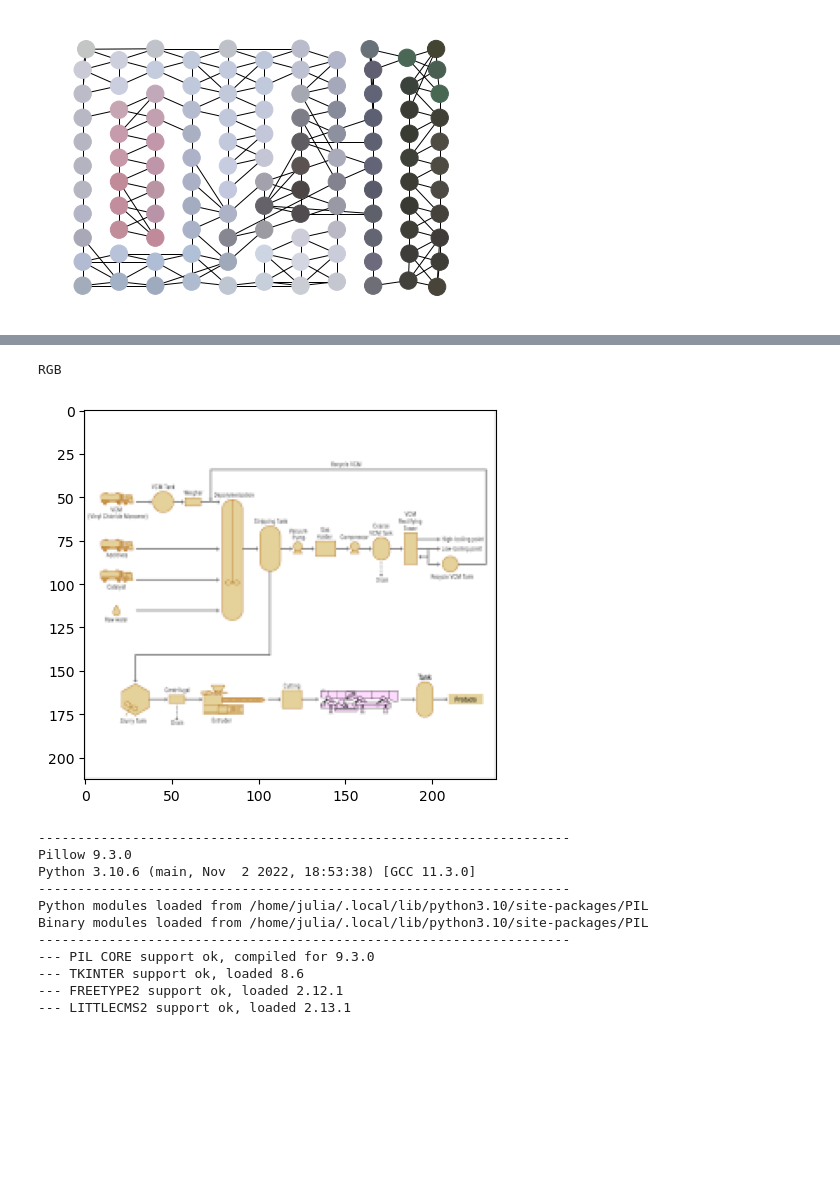
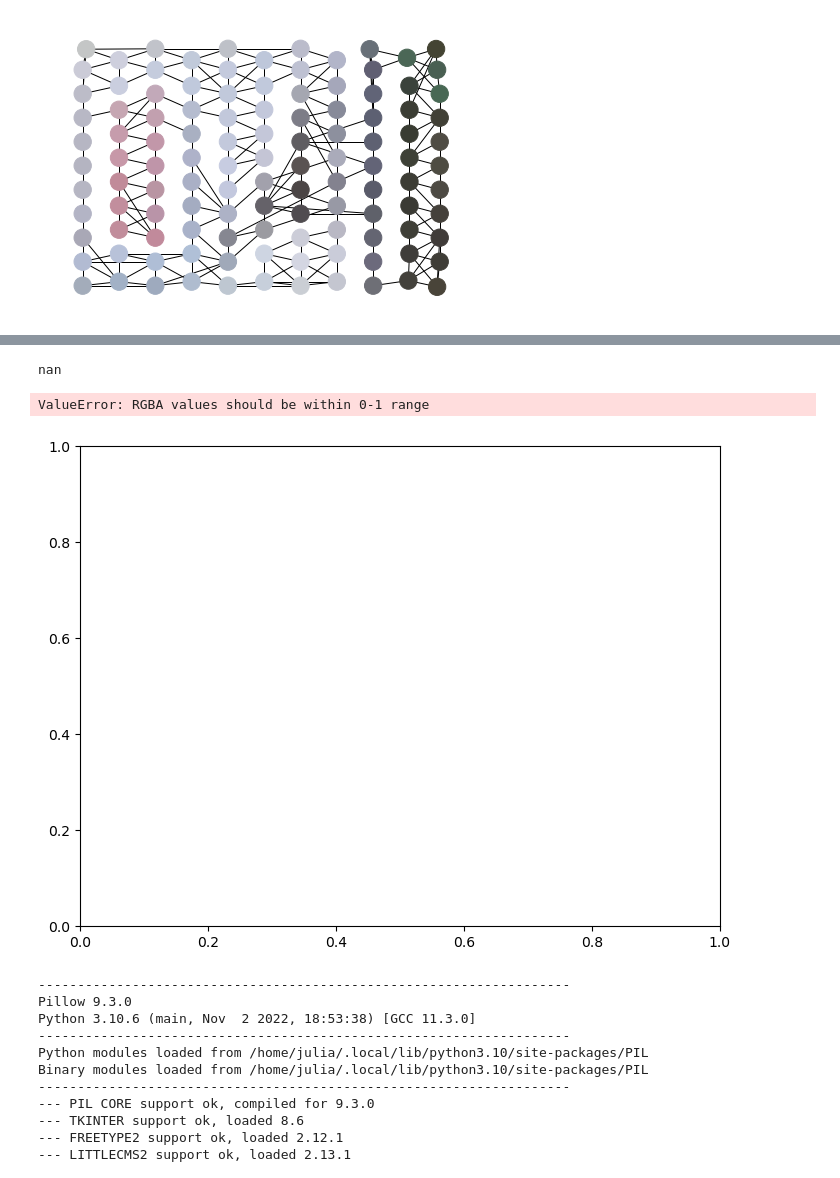
Before and after one commit to jpelayx/mnist-graphs, a Jupyter notebook: viz.ipynb, the cells around one changed output, grey strips where cells are left out. Cells and saved outputs as stored; diff of their text form; code cells hidden in the pictures; blank space fills up the shorter version.

```diff
--- a/viz.ipynb
+++ b/viz.ipynb
@@ -165,0 +221,5 @@ nx.draw(nx_g, pos=nx_pos, node_color=nx_color)
+# %%
+n_segments = 10
+compactness = 0.01
+features, edge_index, s = color_features(img_np, n_segments, 0, 0)
+plt.imshow(ski.segmentation.mark_boundaries(img_np, s))
@@ -166,39 +236,17 @@ nx.draw(nx_g, pos=nx_pos, node_color=nx_color)
 # %%
-import csv
-import re
-from PIL import Image
+pos = features[:, 6:8]
+g = Data(x=torch.from_numpy(features).to(torch.float), edge_index=torch.from_numpy(edge_index).to(torch.long), pos=torch.from_numpy(pos).to(torch.float))
 
-index_path = '/home/julia/Documents/ds/labels/v14-one-tree.csv'
-img_dir = '/home/julia/Documents/ds/images/by-hash'
-with open(index_path, newline='') as index_file:
-    index = csv.reader(index_file)
-    next(index)
-    for path, label in index:
-        path = re.search('.*/images/by\-hash(.*)', path).group(1)
-        img_pil = Image.open(img_dir + '/004/sha1-0049ac19c848f4cf65ea7bc9c97237ff339ebfec.png')
-        if(img_pil.mode != 'RGB'):
-            img_pil = img_pil.convert('RGB')
-        img_np = np.asarray(img_pil, dtype=np.float32)/255.00
+nx_g = to_networkx(g, to_undirected=True)
+nx_color = features[:,0:3]
+print(np.max(nx_color))
 
-        print(img_pil.mode)
-        plt.imshow(img_np)
-        n_segments = 75
-        compactness = 0.01
-        # features, edge_index, s = color_features(img_np, n_segments, 0, 0)
-
-        # pos = features[:, 6:8]
-        # g = Data(x=torch.from_numpy(features).to(torch.float), edge_index=torch.from_numpy(edge_index).to(torch.long), pos=torch.from_numpy(pos).to(torch.float), y=label)
-
-        # nx_g = to_networkx(g, to_undirected=True)
-        # nx_color = features[:,0:3]
-        # print(nx_color.shape)
-
-        # nx_pos = dict(zip(range(g.num_nodes), pos))
-        # nx.draw(nx_g, pos=nx_pos, node_color=nx_color)
-        break
+nx_pos = dict(zip(range(g.num_nodes), pos))
+nx.draw(nx_g, pos=nx_pos, node_color=nx_color)
 # %% [output]
-RGB
+nan
+ValueError: RGBA values should be within 0-1 range
-[figure, old version]
+[figure, new version]
 # %%
 import PIL
 from PIL import features
```
Also changed, not shown: parts of 3 cells of this notebook, 4 other files.
